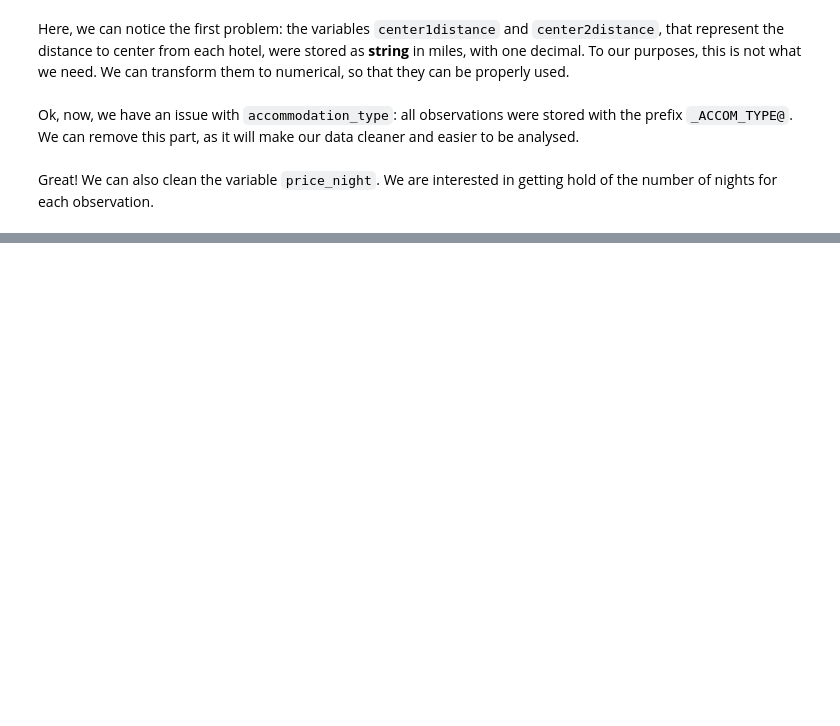
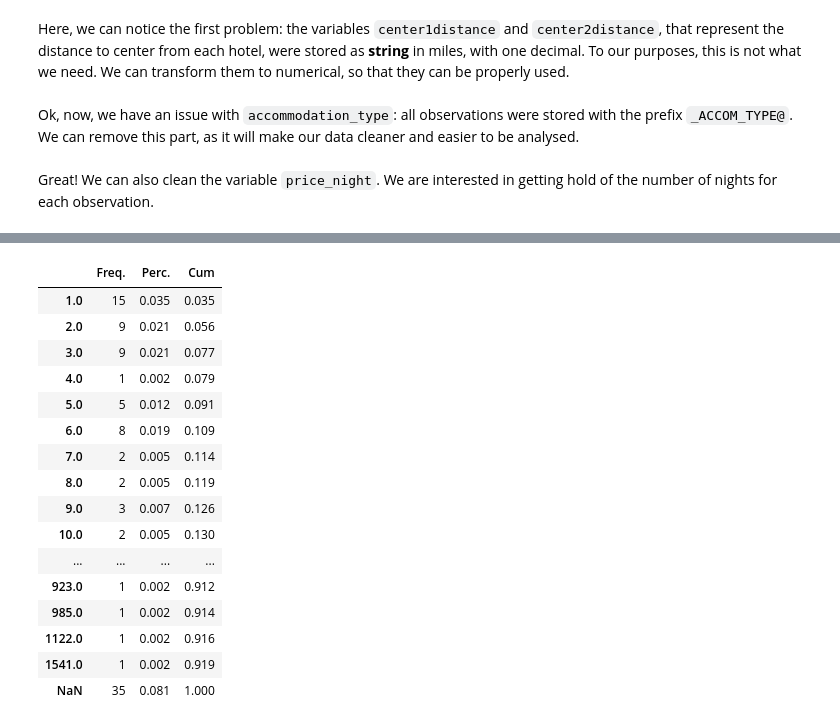
Before and after one commit to felipesebben/bk_data_analysis_studies, a Jupyter notebook: da_case_studies/ch02-hotels_data_prep/ch02-hotels_data_prep.ipynb, the cells around one changed output, grey strips where cells are left out. Cells and saved outputs as stored; diff of their text form; code cells hidden in the pictures; blank space fills up the shorter version.

```diff
--- a/da_case_studies/ch02-hotels_data_prep/ch02-hotels_data_prep.ipynb
+++ b/da_case_studies/ch02-hotels_data_prep/ch02-hotels_data_prep.ipynb
@@ -152,0 +213,20 @@ data["nnight"] = data["price_night"].str.split(" ").apply(lambda x: int(x[2]))
+# %%
+tabulate(data["rating_reviewcount"])
+# %% [output]
+|  | Freq. | Perc. | Cum |
+| 1.0 | 15 | 0.035 | 0.035 |
+| 2.0 | 9 | 0.021 | 0.056 |
+| 3.0 | 9 | 0.021 | 0.077 |
+| 4.0 | 1 | 0.002 | 0.079 |
+| 5.0 | 5 | 0.012 | 0.091 |
+| 6.0 | 8 | 0.019 | 0.109 |
+| 7.0 | 2 | 0.005 | 0.114 |
+| 8.0 | 2 | 0.005 | 0.119 |
+| 9.0 | 3 | 0.007 | 0.126 |
+| 10.0 | 2 | 0.005 | 0.130 |
+| ... | ... | ... | ... |
+| 923.0 | 1 | 0.002 | 0.912 |
+| 985.0 | 1 | 0.002 | 0.914 |
+| 1122.0 | 1 | 0.002 | 0.916 |
+| 1541.0 | 1 | 0.002 | 0.919 |
+| NaN | 35 | 0.081 | 1.000 |
```
Also changed, not shown: parts of 9 cells of this notebook.
